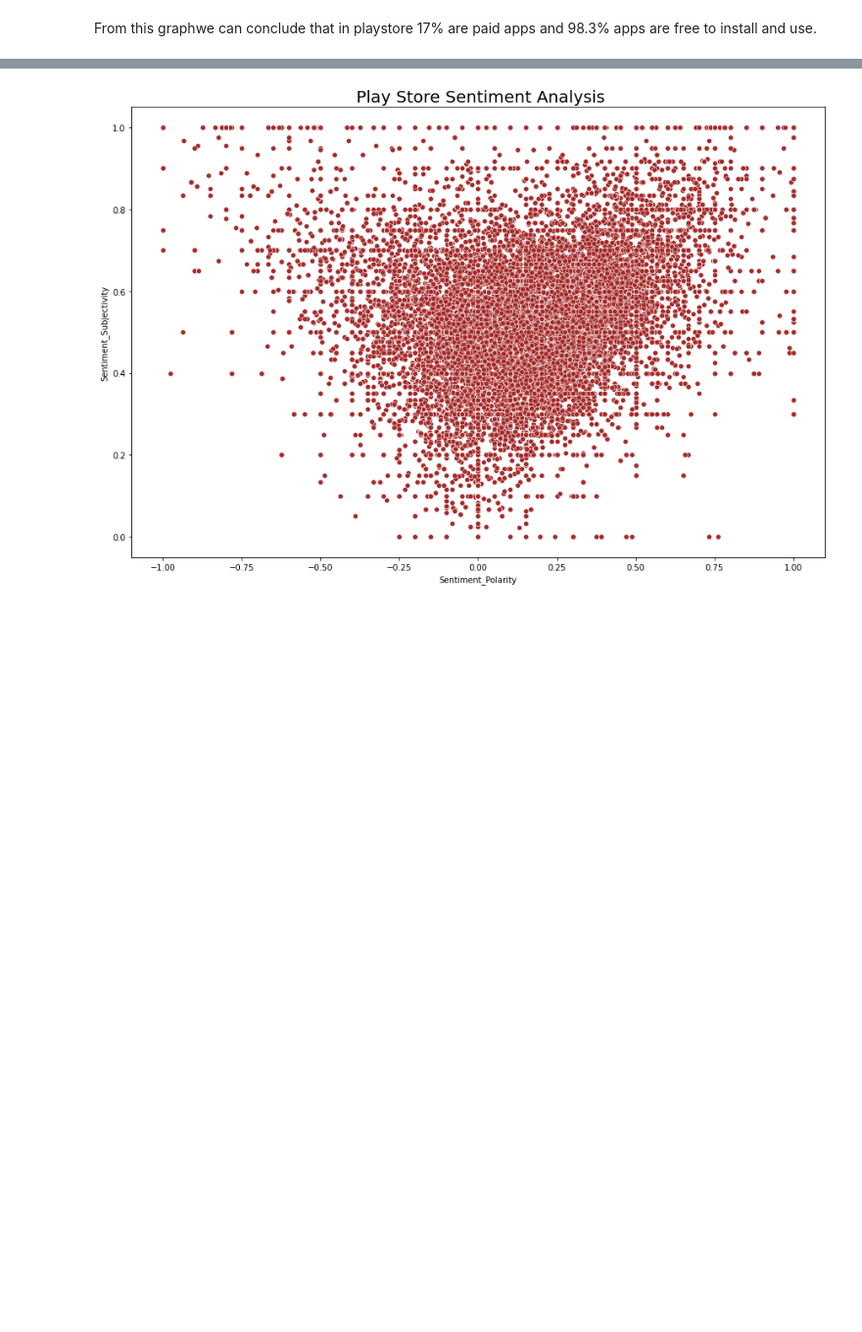
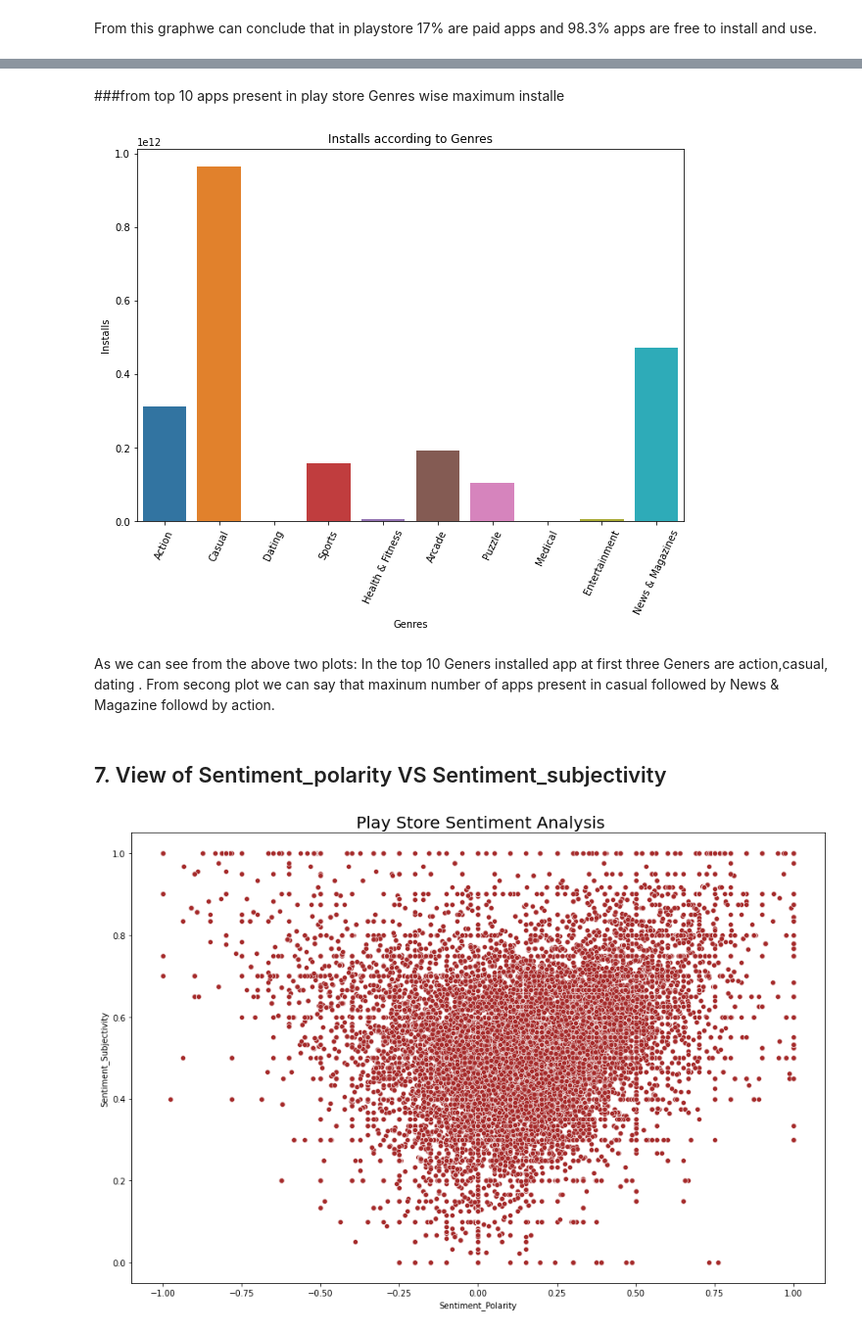
Before and after one commit to PatilTruptiU/EDA-PROJECT---Play-store-Analysis-, a Jupyter notebook: play_store_data_and_user_reviews_analysis_EDA_.ipynb, the cells around one changed output, grey strips where cells are left out. Shown at 98% size. Cells and saved outputs as stored; diff of their text form; code cells hidden in the pictures; blank space fills up the shorter version.

```diff
--- a/play_store_data_and_user_reviews_analysis_EDA_.ipynb
+++ b/play_store_data_and_user_reviews_analysis_EDA_.ipynb
@@ -734,3 +795,20 @@ plt.show()
+# %% [markdown]
+###from top 10 apps present in play store Genres wise maximum installe
+# %%
+plt.figure(figsize=(10,7))
+plt.xticks(rotation=65)
+plt.xlabel("Genres")
+plt.ylabel("Installs")
+plt.title("Installs according to Genres")
+sns.barplot(top_10_genres_installs.Genres, top_10_genres_installs.Installs)
+plt.show()
+# %% [output]
+[figure, added]
+# %% [markdown]
+As we can see from the above two plots:
+In the top 10 Geners installed app at first three Geners are action,casual, dating . From secong plot we can say that maxinum number of apps present in casual followed by News & Magazine  followd by action.
+# %% [markdown]
+## 7. View of Sentiment_polarity VS Sentiment_subjectivity
 # %%
 # scatterplot of sentiment polarity and sentiment subjectivity
 plt.figure(figsize=(15, 10))
```
Also changed, not shown: parts of 46 cells of this notebook.
